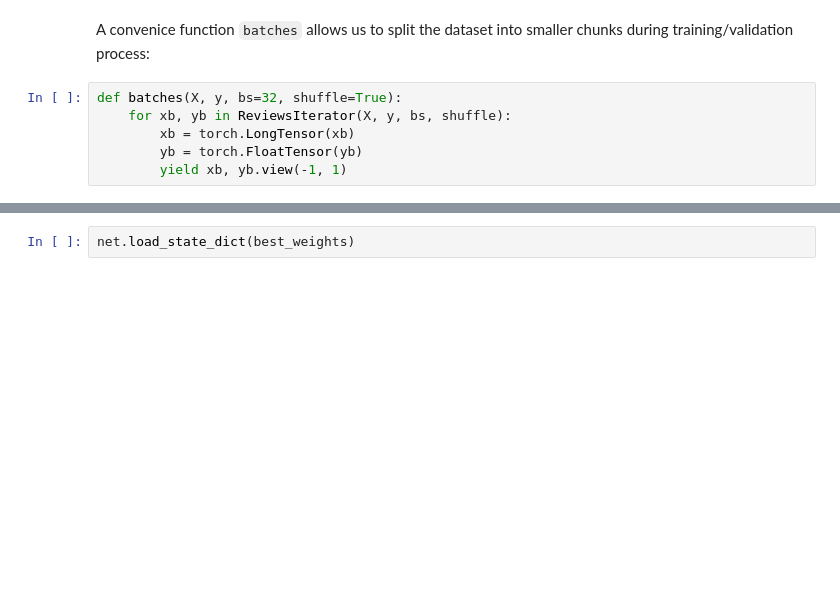
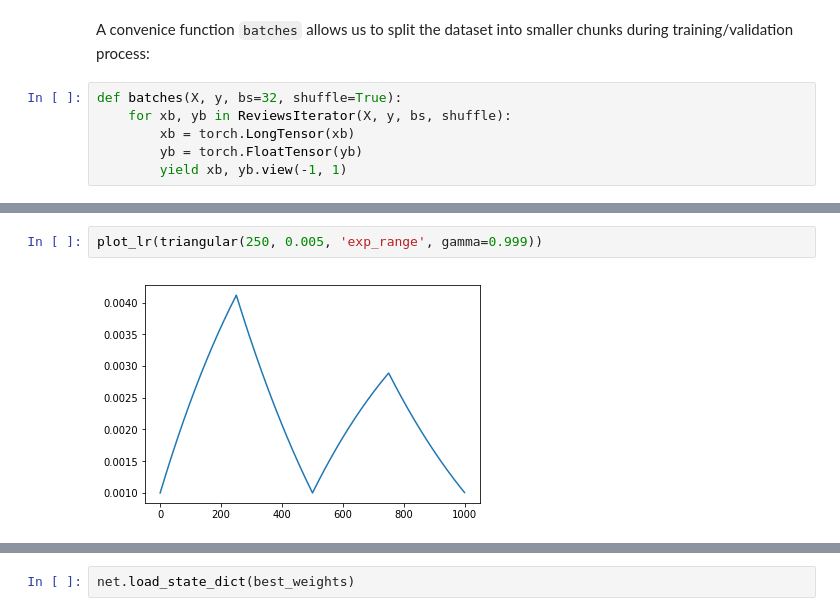
Before and after one commit to devforfu/pytorch_playground, a Jupyter notebook: movielens.ipynb, the cells around one changed output, grey strips where cells are left out. Cells and saved outputs as stored; diff of their text form; blank space fills up the shorter version.

```diff
--- a/movielens.ipynb
+++ b/movielens.ipynb
@@ -226,0 +409,4 @@ def batches(X, y, bs=32, shuffle=True):
+# %%
+plot_lr(triangular(250, 0.005, 'exp_range', gamma=0.999))
+# %% [output]
+[figure, added]
```
Also changed, not shown: parts of 51 cells of this notebook.
